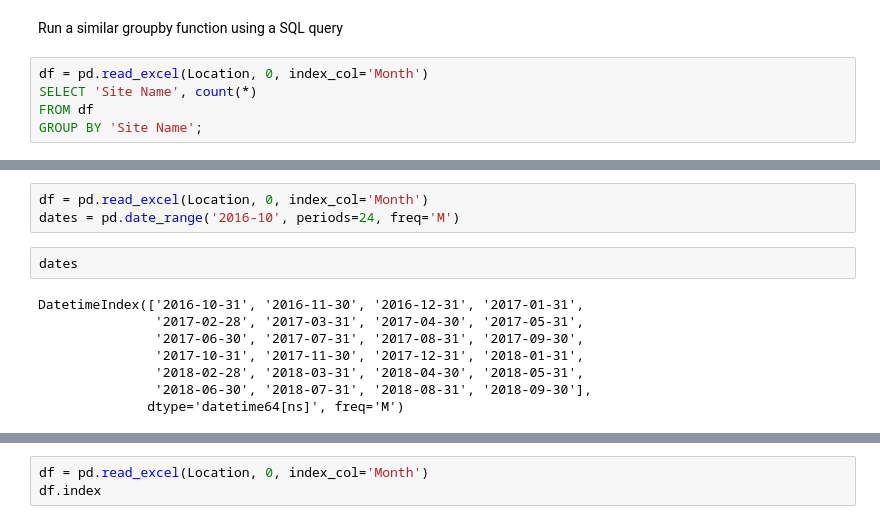
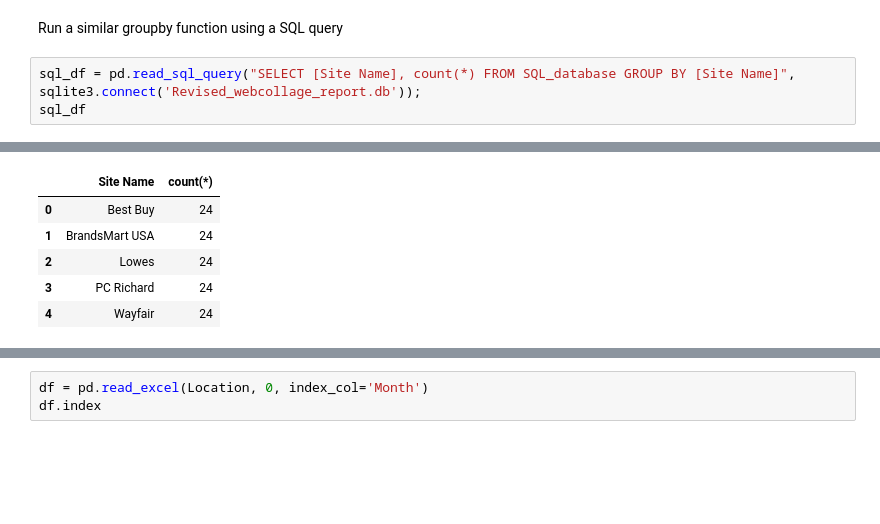
Before and after one commit to bkidane/Python-Project, a Jupyter notebook: Python project.ipynb, the cells around one changed output, grey strips where cells are left out. Saved outputs shown, nothing was run; the diff lists cells and outputs as text; blank space fills up the shorter version.

```diff
--- a/Python project.ipynb
+++ b/Python project.ipynb
@@ -58,8 +77,6 @@ df.groupby(['Site Name']).sum()
 # %% [markdown]
 Run a similar groupby function using a SQL query
 # %%
-df = pd.read_excel(Location, 0, index_col='Month')
-SELECT 'Site Name', count(*)
-FROM df
-GROUP BY 'Site Name';
+sql_df = pd.read_sql_query("SELECT [Site Name], count(*) FROM SQL_database GROUP BY [Site Name]", sqlite3.connect('Revised_webcollage_report.db'));
+sql_df
 # %% [output]
@@ -67,13 +83,6 @@ SyntaxError: invalid syntax (<ipython-input-33-c4d55bd12088>, line 2)
+|  | Site Name | count(*) |
+| 0 | Best Buy | 24 |
+| 1 | BrandsMart USA | 24 |
+| 2 | Lowes | 24 |
+| 3 | PC Richard | 24 |
+| 4 | Wayfair | 24 |
-# %%
-df = pd.read_excel(Location, 0, index_col='Month')
-dates = pd.date_range('2016-10', periods=24, freq='M')
-# %%
-dates
-# %% [output]
-DatetimeIndex(['2016-10-31', '2016-11-30', '2016-12-31', '2017-01-31',
-               '2017-02-28', '2017-03-31', '2017-04-30', '2017-05-31',
-               '2017-06-30', '2017-07-31', '2017-08-31', '2017-09-30',
-               '2017-10-31', '2017-11-30', '2017-12-31', '2018-01-31',
-               '2018-02-28', '2018-03-31', '2018-04-30', '2018-05-31',
-               '2018-06-30', '2018-07-31', '2018-08-31', '2018-09-30'],
-              dtype='datetime64[ns]', freq='M')
```
Also changed, not shown: parts of 12 cells of this notebook.
